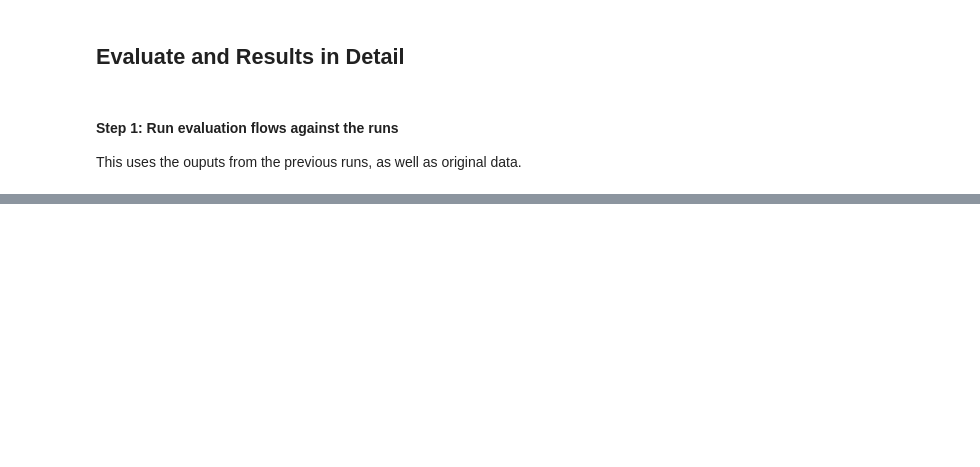
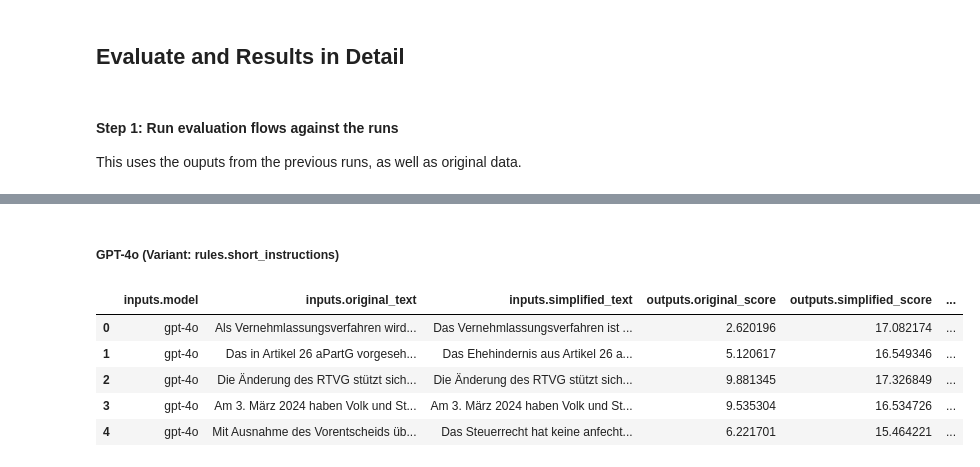
Before and after one commit to machinelearningZH/simply-simplify-language, a Jupyter notebook: promptflow/notebooks/evaluate_flows.ipynb, the cells around one changed output, grey strips where cells are left out. Cells and saved outputs as stored; diff of their text form; code cells hidden in the pictures; blank space fills up the shorter version.

```diff
--- a/promptflow/notebooks/evaluate_flows.ipynb
+++ b/promptflow/notebooks/evaluate_flows.ipynb
@@ -258,0 +274,11 @@ display(eval_gpt4o["details"][["inputs.model", "inputs.original_text", "inputs.s
+# %% [markdown]
+##### GPT-4o (Variant: rules.short_instructions)
+# %%
+eval_gpt4o_2["details"].drop(columns_to_drop, axis=1).head(5)
+# %% [output]
+|  | inputs.model | inputs.original_text | inputs.simplified_text | outputs.original_score | outputs.simplified_score | ... |
+| 0 | gpt-4o | Als Vernehmlassungsverfahren wird... | Das Vernehmlassungsverfahren ist ... | 2.620196 | 17.082174 | ... |
+| 1 | gpt-4o | Das in Artikel 26 aPartG vorgeseh... | Das Ehehindernis aus Artikel 26 a... | 5.120617 | 16.549346 | ... |
+| 2 | gpt-4o | Die Änderung des RTVG stützt sich... | Die Änderung des RTVG stützt sich... | 9.881345 | 17.326849 | ... |
+| 3 | gpt-4o | Am 3. März 2024 haben Volk und St... | Am 3. März 2024 haben Volk und St... | 9.535304 | 16.534726 | ... |
+| 4 | gpt-4o | Mit Ausnahme des Vorentscheids üb... | Das Steuerrecht hat keine anfecht... | 6.221701 | 15.464221 | ... |
```
Also changed, not shown: parts of 34 cells of this notebook, 19 other files.
